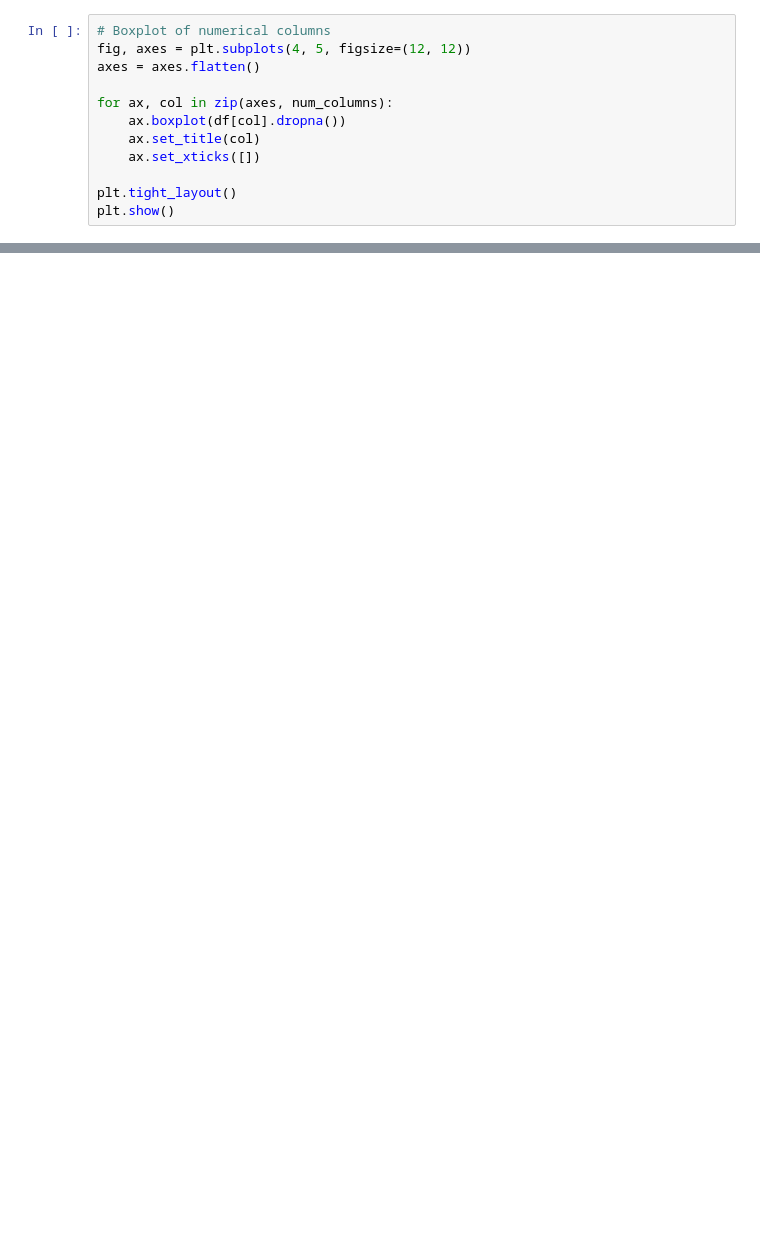
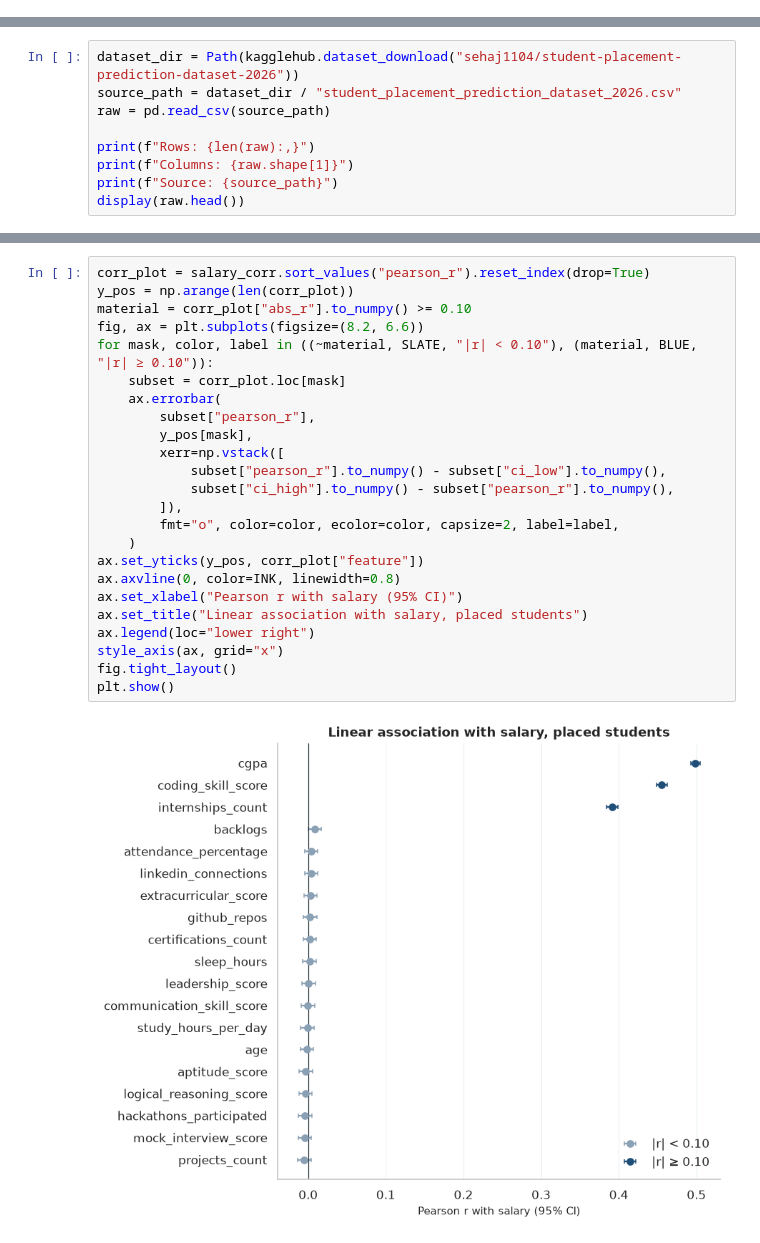
Before and after one commit to mattcw9090/data-science-portfolio, a Jupyter notebook: projects/student-placement-eda/student_placement_eda.ipynb, the cells around one changed output, grey strips where cells are left out. Cells and saved outputs as stored; diff of their text form; blank space fills up the shorter version.

```diff
--- a/projects/student-placement-eda/student_placement_eda.ipynb
+++ b/projects/student-placement-eda/student_placement_eda.ipynb
@@ -187,12 +0,0 @@ plt.show()
-# %%
-# Boxplot of numerical columns
-fig, axes = plt.subplots(4, 5, figsize=(12, 12))
-axes = axes.flatten()
-
-for ax, col in zip(axes, num_columns):
-    ax.boxplot(df[col].dropna())
-    ax.set_title(col)
-    ax.set_xticks([])
-
-plt.tight_layout()
-plt.show()
@@ -341,0 +101,9 @@ The saved run contains 100,000 records with no missing or duplicate rows, and al
+# %%
+dataset_dir = Path(kagglehub.dataset_download("sehaj1104/student-placement-prediction-dataset-2026"))
+source_path = dataset_dir / "student_placement_prediction_dataset_2026.csv"
+raw = pd.read_csv(source_path)
+
+print(f"Rows: {len(raw):,}")
+print(f"Columns: {raw.shape[1]}")
+print(f"Source: {source_path}")
+display(raw.head())
@@ -341,0 +984,26 @@ The saved run contains 100,000 records with no missing or duplicate rows, and al
+# %%
+corr_plot = salary_corr.sort_values("pearson_r").reset_index(drop=True)
+y_pos = np.arange(len(corr_plot))
+material = corr_plot["abs_r"].to_numpy() >= 0.10
+fig, ax = plt.subplots(figsize=(8.2, 6.6))
+for mask, color, label in ((~material, SLATE, "|r| < 0.10"), (material, BLUE, "|r| ≥ 0.10")):
+    subset = corr_plot.loc[mask]
+    ax.errorbar(
+        subset["pearson_r"],
+        y_pos[mask],
+        xerr=np.vstack([
+            subset["pearson_r"].to_numpy() - subset["ci_low"].to_numpy(),
+            subset["ci_high"].to_numpy() - subset["pearson_r"].to_numpy(),
+        ]),
+        fmt="o", color=color, ecolor=color, capsize=2, label=label,
+    )
+ax.set_yticks(y_pos, corr_plot["feature"])
+ax.axvline(0, color=INK, linewidth=0.8)
+ax.set_xlabel("Pearson r with salary (95% CI)")
+ax.set_title("Linear association with salary, placed students")
+ax.legend(loc="lower right")
+style_axis(ax, grid="x")
+fig.tight_layout()
+plt.show()
+# %% [output]
+[figure, added]
```
Also changed, not shown: parts of 58 cells of this notebook, 2 other files.
